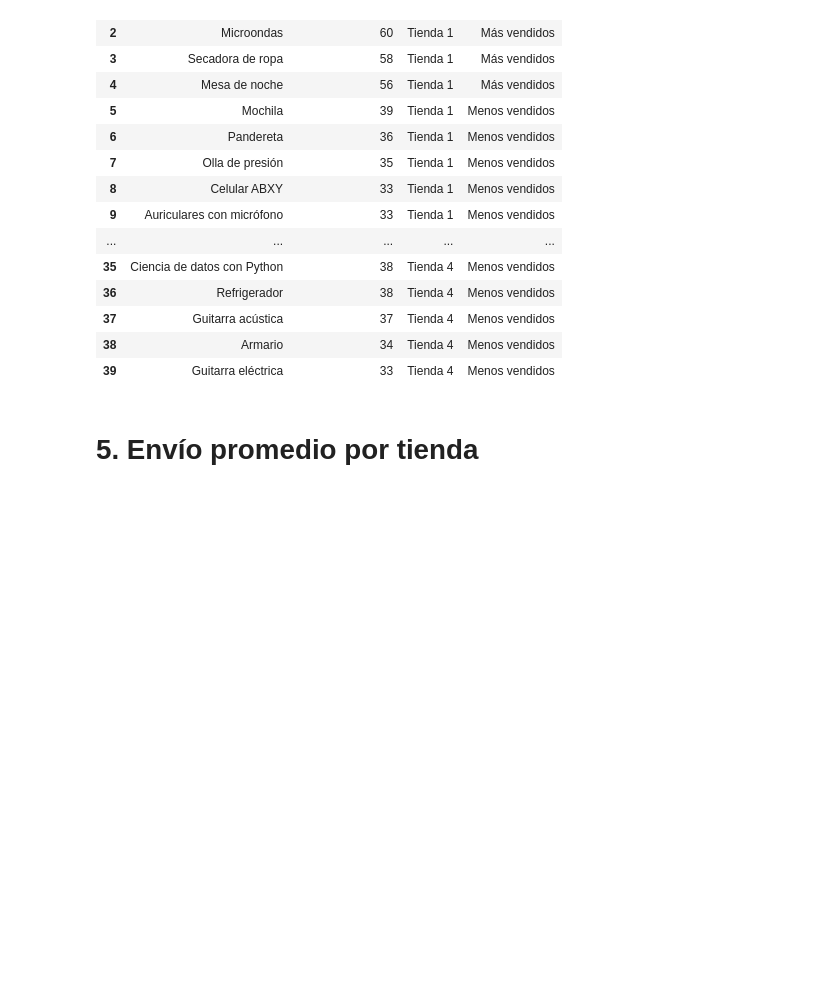
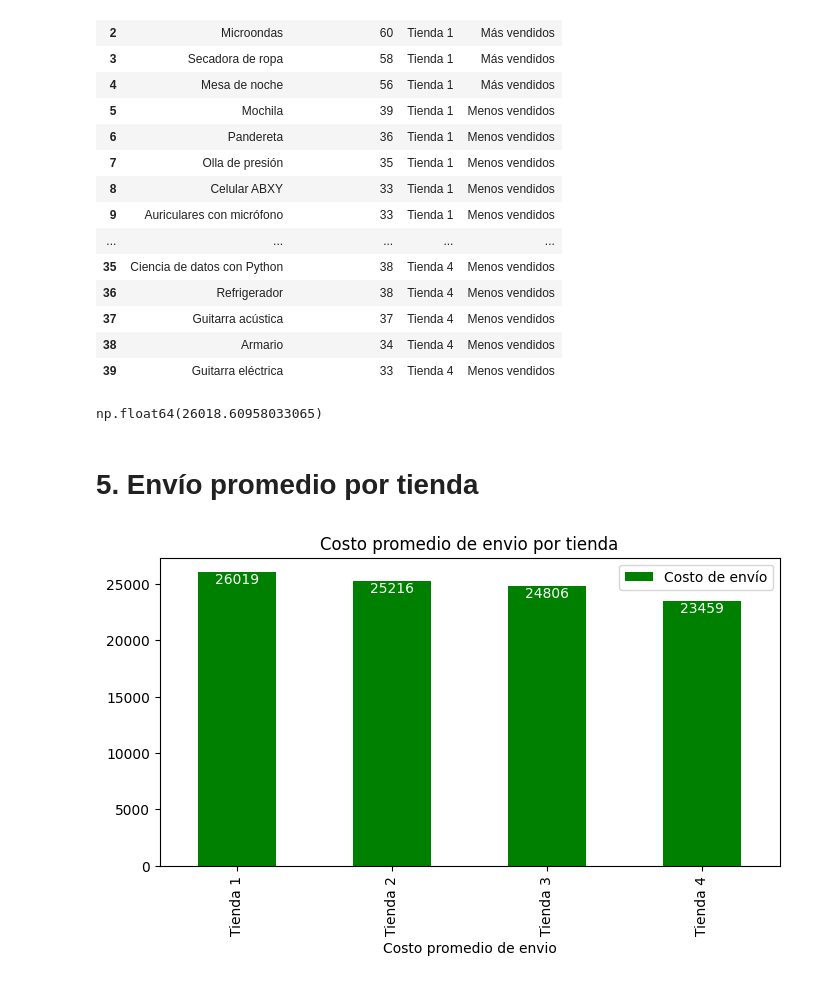
Before and after one commit to MCCoronel12/Challege_Alura, a Jupyter notebook: AluraStoreLatam.ipynb, the cells around one changed output. Cells and saved outputs as stored; diff of their text form; code cells hidden in the pictures; blank space fills up the shorter version.

Commit message:
Se añade el analisis de costo promedio de envios

```diff
--- a/AluraStoreLatam.ipynb
+++ b/AluraStoreLatam.ipynb
@@ -395,5 +395,27 @@ resumen_productos
 | 37 | Guitarra acústica | 37 | Tienda 4 | Menos vendidos |
 | 38 | Armario | 34 | Tienda 4 | Menos vendidos |
 | 39 | Guitarra eléctrica | 33 | Tienda 4 | Menos vendidos |
+# %%
+tienda['Costo de envío'].mean()
+# %% [output]
+np.float64(26018.60958033065)
 # %% [markdown]
 # 5. Envío promedio por tienda
+# %%
+epro_t1 = tienda['Costo de envío'].mean()
+epro_t2 = tienda2['Costo de envío'].mean()
+epro_t3 = tienda3['Costo de envío'].mean()
+epro_t4 = tienda4['Costo de envío'].mean()
+df_epro = pd.DataFrame({
+    "Tienda": ["Tienda 1","Tienda 2","Tienda 3","Tienda 4"],
+    "Costo de envío": [epro_t1,epro_t2,epro_t3,epro_t4]
+}).set_index("Tienda")
+df_epro['Costo de envío'] = df_epro['Costo de envío'].round(0)
+# %%
+px = df_epro.plot(kind= "bar",figsize = (8,4), color = "Green")
+px.set_xlabel("Costo promedio de envio")
+px.set_title("Costo promedio de envio por tienda")
+px.bar_label(px.containers[0], padding=-10, color = "white")
+plt.show()
+# %% [output]
+[figure, added]
```
Also changed, not shown: parts of 1 cell of this notebook.
